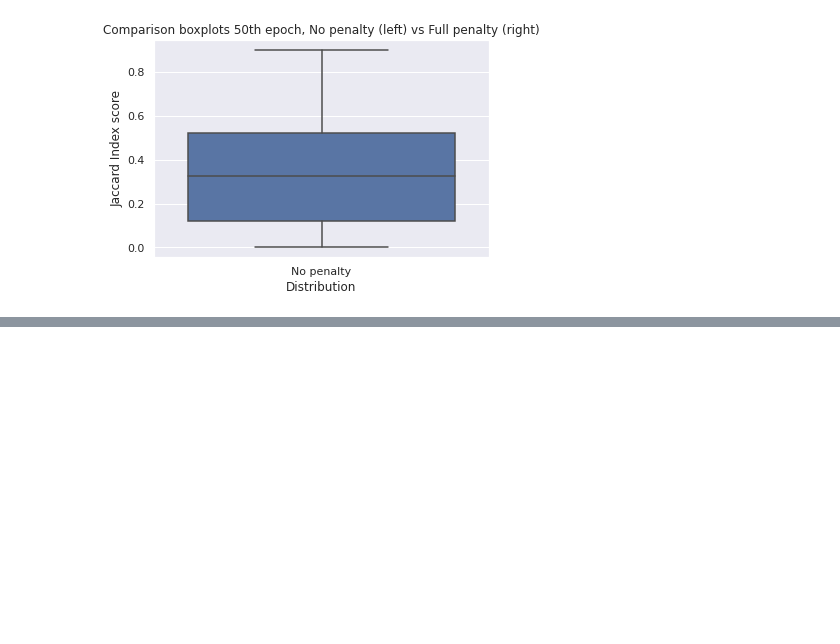
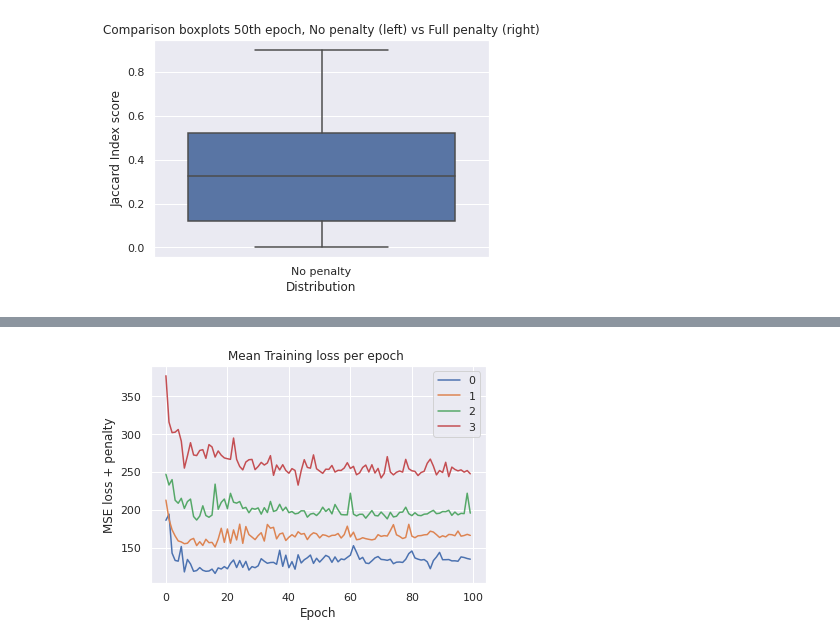
Before and after one commit to Jmckone1/unet, a Jupyter notebook: plot_outputs_2.ipynb, the cells around one changed output, grey strips where cells are left out. Drawn from its saved outputs; the diff is of its cells as text; code cells hidden in the pictures; blank space fills up the shorter version.

```diff
--- a/plot_outputs_2.ipynb
+++ b/plot_outputs_2.ipynb
@@ -1372,0 +1445,88 @@ training 3 model loss:  [0.07005659 0.10253064 0.12932789 0.15613055 0.17479634
+# %%
+import numpy as np
+import matplotlib.pyplot as plt
+import seaborn as sns
+sns.set_theme()
+import pandas as pd
+
+Training_loss_0 = []
+Training_loss_Nan_0 = []
+Training_loss_1 = []
+Training_loss_Nan_1 = []
+Training_loss_2 = []
+Training_loss_Nan_2 = []
+Training_loss_3 = []
+Training_loss_Nan_3 = []
+
+for i in range(100):
+    Training_loss_0 = np.genfromtxt("Checkpoints_RANO/Unet_H16_M9_O0A0/epoch_"+str(i)+"validation_loss",delimiter=',')
+    Training_loss_Nan_0 = np.append(Training_loss_Nan_0, np.mean(Training_loss_0[np.logical_not(np.isnan(Training_loss_0))]))
+
+    Training_loss_1 = np.genfromtxt("Checkpoints_RANO/Unet_H16_M9_O0A4/epoch_"+str(i)+"validation_loss",delimiter=',')
+    Training_loss_Nan_1 = np.append(Training_loss_Nan_1, np.mean(Training_loss_1[np.logical_not(np.isnan(Training_loss_1))]))
+
+    Training_loss_2 = np.genfromtxt("Checkpoints_RANO/Unet_H16_M9_O0A10/epoch_"+str(i)+"validation_loss",delimiter=',')
+    Training_loss_Nan_2 = np.append(Training_loss_Nan_2, np.mean(Training_loss_2[np.logical_not(np.isnan(Training_loss_2))]))
+
+    Training_loss_3 = np.genfromtxt("Checkpoints_RANO/Unet_H16_M9_O0A20/epoch_"+str(i)+"validation_loss",delimiter=',')
+    Training_loss_Nan_3 = np.append(Training_loss_Nan_3, np.mean(Training_loss_3[np.logical_not(np.isnan(Training_loss_3))]))
+
+print("validation 0 model loss: ", Training_loss_Nan_0[-1])
+print("validation 1 model loss: ", Training_loss_Nan_1[-1])
+print("validation 2 model loss: ", Training_loss_Nan_2[-1])
+print("validation 3 model loss: ", Training_loss_Nan_3[-1])
+
+ax = plt.subplot()
+ax.plot(range(len(Training_loss_Nan_0)),Training_loss_Nan_0)
+ax.plot(range(len(Training_loss_Nan_1)),Training_loss_Nan_1)
+ax.plot(range(len(Training_loss_Nan_1)),Training_loss_Nan_2)
+ax.plot(range(len(Training_loss_Nan_1)),Training_loss_Nan_3)
+plt.title("Mean Training loss per epoch ")
+ax.legend(["0","1","2","3"])
+ax.set(xlabel = "Epoch", ylabel='MSE loss + penalty')
+plt.show()
+
+Training_loss_0 = []
+Training_loss_Nan_0 = []
+Training_loss_1 = []
+Training_loss_Nan_1 = []
+Training_loss_2 = []
+Training_loss_Nan_2 = []
+Training_loss_3 = []
+Training_loss_Nan_3 = []
+
+for i in range(100):
+    Training_loss_0 = np.genfromtxt("Checkpoints_RANO/Unet_H16_M9_O0A0/epoch_"+str(i)+"validation_jaccard_index",delimiter=',')
+    Training_loss_Nan_0 = np.append(Training_loss_Nan_0, np.mean(Training_loss_0[np.logical_not(np.isnan(Training_loss_0))]))
+
+    Training_loss_1 = np.genfromtxt("Checkpoints_RANO/Unet_H16_M9_O0A4/epoch_"+str(i)+"validation_jaccard_index",delimiter=',')
+    Training_loss_Nan_1 = np.append(Training_loss_Nan_1, np.mean(Training_loss_1[np.logical_not(np.isnan(Training_loss_1))]))
+
+    Training_loss_2 = np.genfromtxt("Checkpoints_RANO/Unet_H16_M9_O0A10/epoch_"+str(i)+"validation_jaccard_index",delimiter=',')
+    Training_loss_Nan_2 = np.append(Training_loss_Nan_2, np.mean(Training_loss_2[np.logical_not(np.isnan(Training_loss_2))]))
+
+    Training_loss_3 = np.genfromtxt("Checkpoints_RANO/Unet_H16_M9_O0A20/epoch_"+str(i)+"validation_jaccard_index",delimiter=',')
+    Training_loss_Nan_3 = np.append(Training_loss_Nan_3, np.mean(Training_loss_3[np.logical_not(np.isnan(Training_loss_3))]))
+
+print("validation 0 model jaccard: ", Training_loss_Nan_0[-1])
+print("validation 1 model jaccard: ", Training_loss_Nan_1[-1])
+print("validation 2 model jaccard: ", Training_loss_Nan_2[-1])
+print("validation 3 model jaccard: ", Training_loss_Nan_3[-1])
+
+ax = plt.subplot()
+ax.plot(range(len(Training_loss_Nan_0)),Training_loss_Nan_0)
+ax.plot(range(len(Training_loss_Nan_1)),Training_loss_Nan_1)
+ax.plot(range(len(Training_loss_Nan_1)),Training_loss_Nan_2)
+ax.plot(range(len(Training_loss_Nan_1)),Training_loss_Nan_3)
+plt.title("Mean Training jaccard per epoch ")
+ax.legend(["0","1","2","3"])
+ax.set(xlabel = "Epoch", ylabel='Mean Jaccard score')
+plt.show()
+
+##################################################################################################################
+##################################################################################################################
+
+# one mistake that i have been making is to not allocate a seed when testing the hyperparameters or anything
+# regarding changes to the model - it might be a case of false positives in the minute differences.
+# this should not be an issue in the larger scope of things but still something to think about
+# %% [output]
@@ -1372,0 +1537 @@ training 3 model loss:  [0.07005659 0.10253064 0.12932789 0.15613055 0.17479634
+[figure, added]
```
Also changed, not shown: parts of 4 cells of this notebook, 9 other files.
